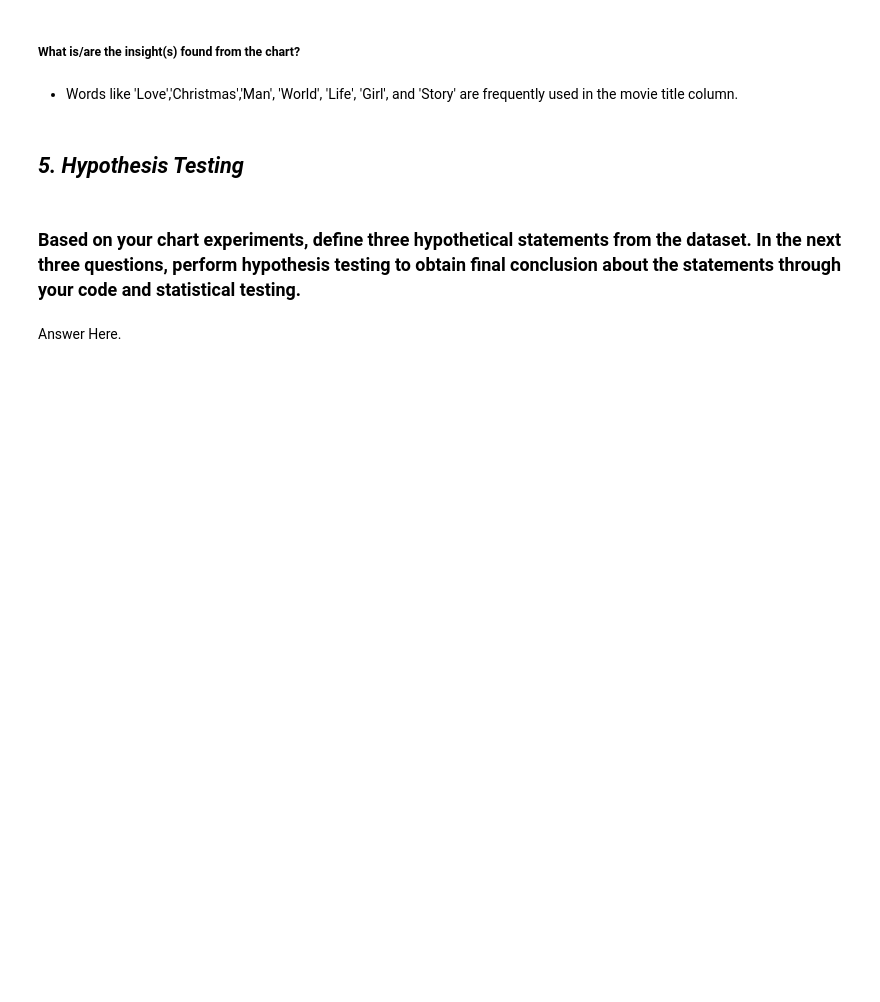
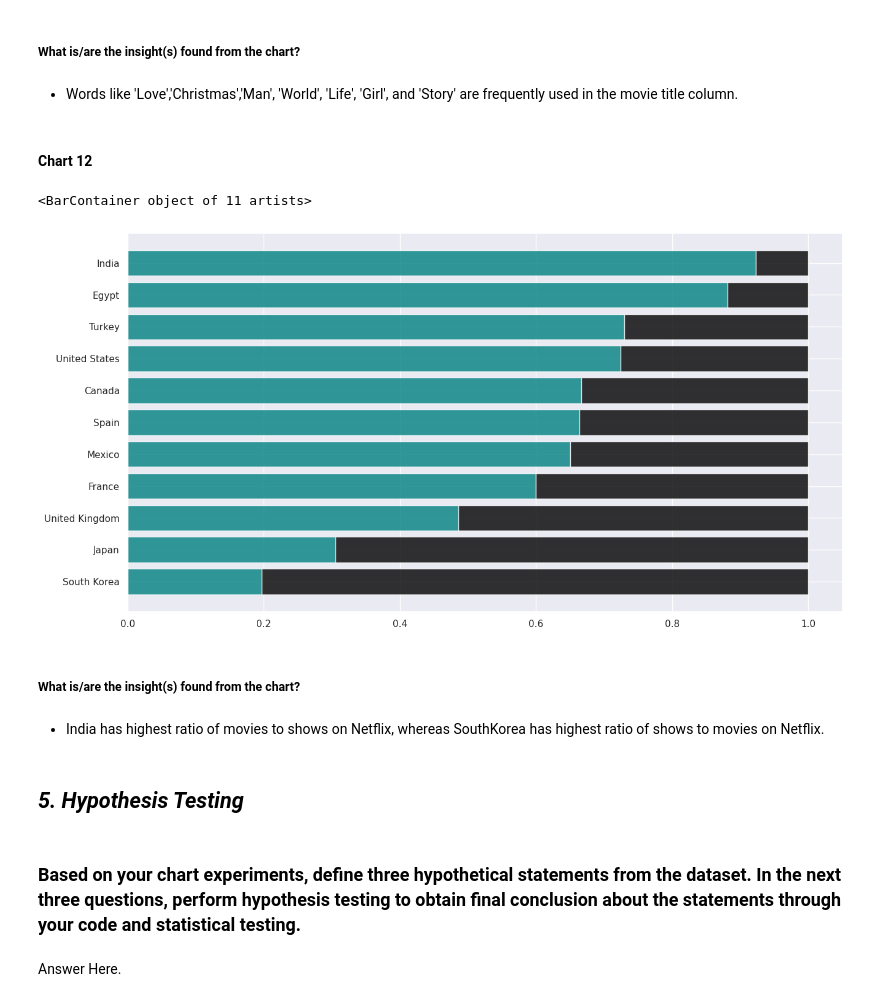
Before and after one commit to sidpatondikar/Capstone-Netflix-Movies-and-TV-Shows-Clustering, a Jupyter notebook: Netflix_movies_tvshow_clustering_final.ipynb, the cells around one changed output. Saved outputs shown, nothing was run; the diff lists cells and outputs as text; code cells hidden in the pictures; blank space fills up the shorter version.

```diff
--- a/Netflix_movies_tvshow_clustering_final.ipynb
+++ b/Netflix_movies_tvshow_clustering_final.ipynb
@@ -569,6 +568,29 @@ plt.show()
 ##### What is/are the insight(s) found from the chart?
 # %% [markdown]
 - Words like 'Love','Christmas','Man', 'World', 'Life', 'Girl', and 'Story' are frequently used in the movie title column.
+# %% [markdown]
+#### Chart 12
+# %%
+# Plotting the Horizontal bar plot for top 10 country contains Movie & TV Show split
+country_order = netflix_df['country'].value_counts()[:11].index
+content_data = netflix_df[['type', 'country']].groupby('country')['type'].value_counts().unstack().loc[country_order]
+content_data['sum'] = content_data.sum(axis=1)
+content_data_ratio = (content_data.T / content_data['sum']).T[['Movie', 'TV Show']].sort_values(by='Movie',ascending=False)[::-1]
+
+# Plotting the barh
+fig, ax = plt.subplots(1,1,figsize=(15, 8),)
+
+ax.barh(content_data_ratio.index, content_data_ratio['Movie'],
+        color='teal', alpha=0.8, label='Movie')
+ax.barh(content_data_ratio.index, content_data_ratio['TV Show'], left=content_data_ratio['Movie'],
+        color='black', alpha=0.8, label='TV Show')
+# %% [output]
+<BarContainer object of 11 artists>
+[figure, added]
+# %% [markdown]
+##### What is/are the insight(s) found from the chart?
+# %% [markdown]
+- India has highest ratio of movies to shows on Netflix, whereas SouthKorea has highest ratio of shows to movies on Netflix.
 # %% [markdown]
 ## ***5. Hypothesis Testing***
 # %% [markdown]
```
Also changed, not shown: parts of 99 cells of this notebook.
